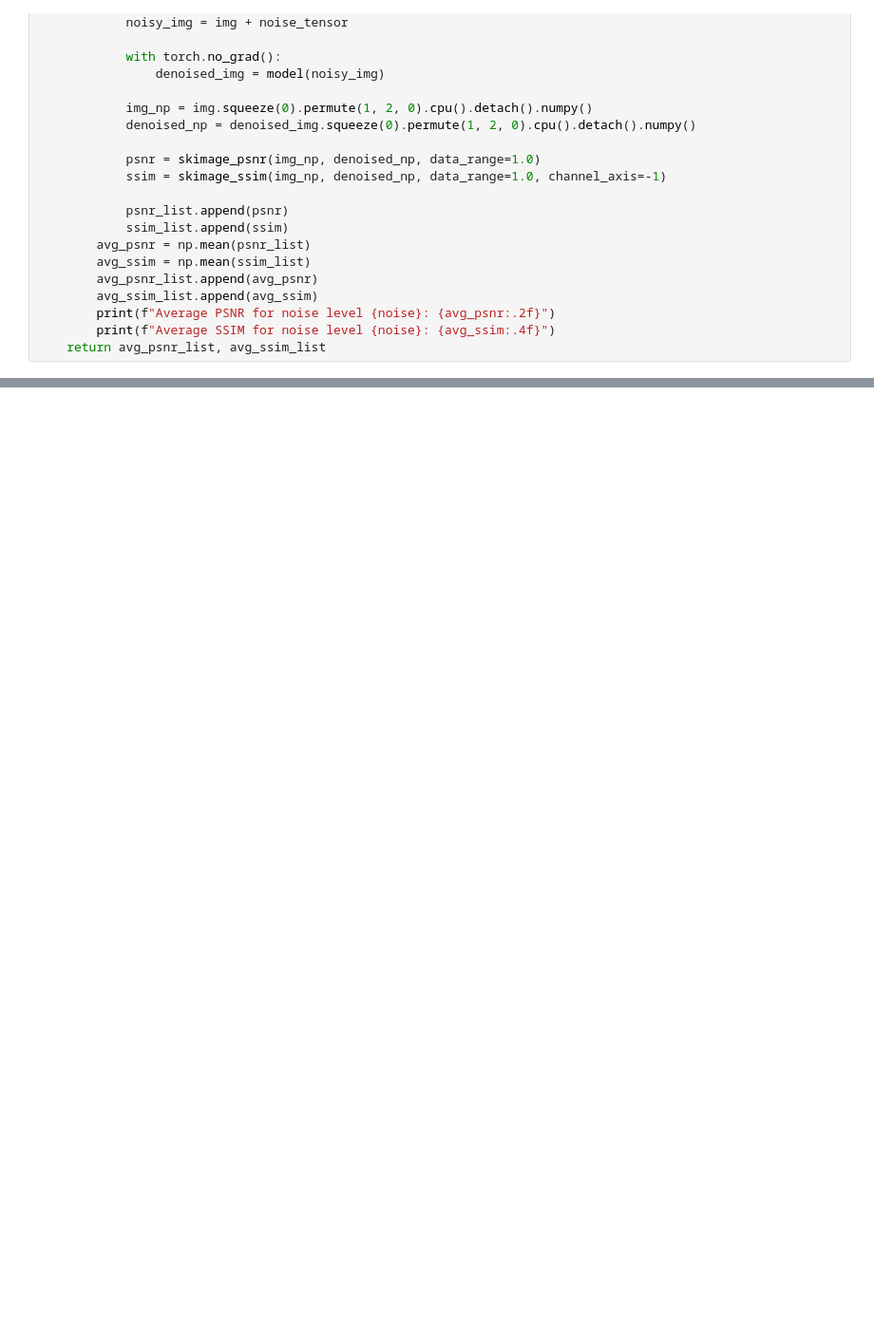
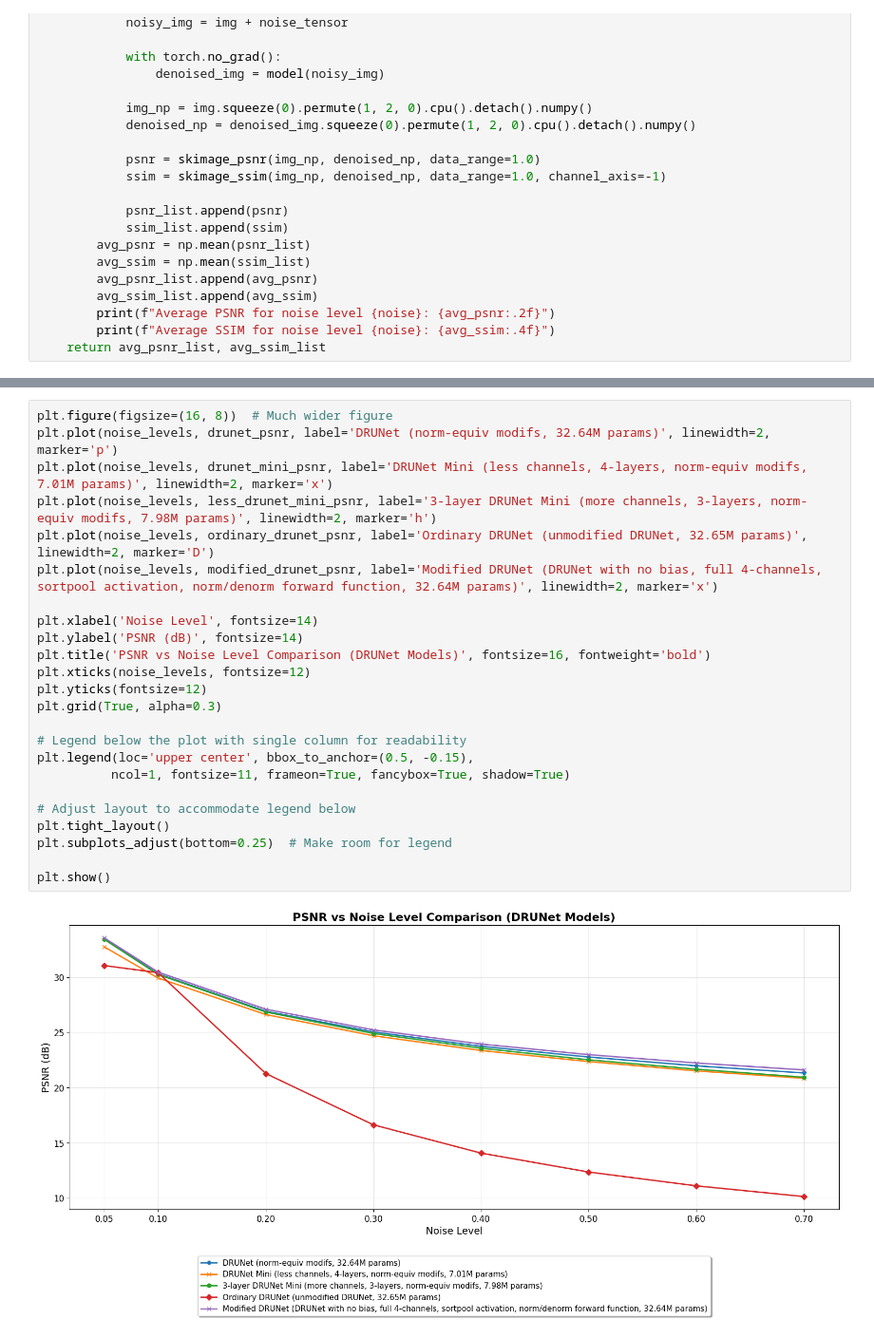
Before and after one commit to OriSavir/learned-proximal-networks, a Jupyter notebook: exps/bsd/notebooks/denoising_test.ipynb, the cells around one changed output, grey strips where cells are left out. Shown at 95% size. Cells and saved outputs as stored; diff of their text form; blank space fills up the shorter version.

```diff
--- a/exps/bsd/notebooks/denoising_test.ipynb
+++ b/exps/bsd/notebooks/denoising_test.ipynb
@@ -424,0 +635,26 @@ plt.show()
+# %%
+plt.figure(figsize=(16, 8))  # Much wider figure
+plt.plot(noise_levels, drunet_psnr, label='DRUNet (norm-equiv modifs, 32.64M params)', linewidth=2, marker='p')
+plt.plot(noise_levels, drunet_mini_psnr, label='DRUNet Mini (less channels, 4-layers, norm-equiv modifs, 7.01M params)', linewidth=2, marker='x')
+plt.plot(noise_levels, less_drunet_mini_psnr, label='3-layer DRUNet Mini (more channels, 3-layers, norm-equiv modifs, 7.98M params)', linewidth=2, marker='h')
+plt.plot(noise_levels, ordinary_drunet_psnr, label='Ordinary DRUNet (unmodified DRUNet, 32.65M params)', linewidth=2, marker='D')
+plt.plot(noise_levels, modified_drunet_psnr, label='Modified DRUNet (DRUNet with no bias, full 4-channels, sortpool activation, norm/denorm forward function, 32.64M params)', linewidth=2, marker='x')
+
+plt.xlabel('Noise Level', fontsize=14)
+plt.ylabel('PSNR (dB)', fontsize=14)
+plt.title('PSNR vs Noise Level Comparison (DRUNet Models)', fontsize=16, fontweight='bold')
+plt.xticks(noise_levels, fontsize=12)
+plt.yticks(fontsize=12)
+plt.grid(True, alpha=0.3)
+
+# Legend below the plot with single column for readability
+plt.legend(loc='upper center', bbox_to_anchor=(0.5, -0.15),
+          ncol=1, fontsize=11, frameon=True, fancybox=True, shadow=True)
+
+# Adjust layout to accommodate legend below
+plt.tight_layout()
+plt.subplots_adjust(bottom=0.25)  # Make room for legend
+
+plt.show()
+# %% [output]
+[figure, added]
```
Also changed, not shown: parts of 17 cells of this notebook, 17 other files.
